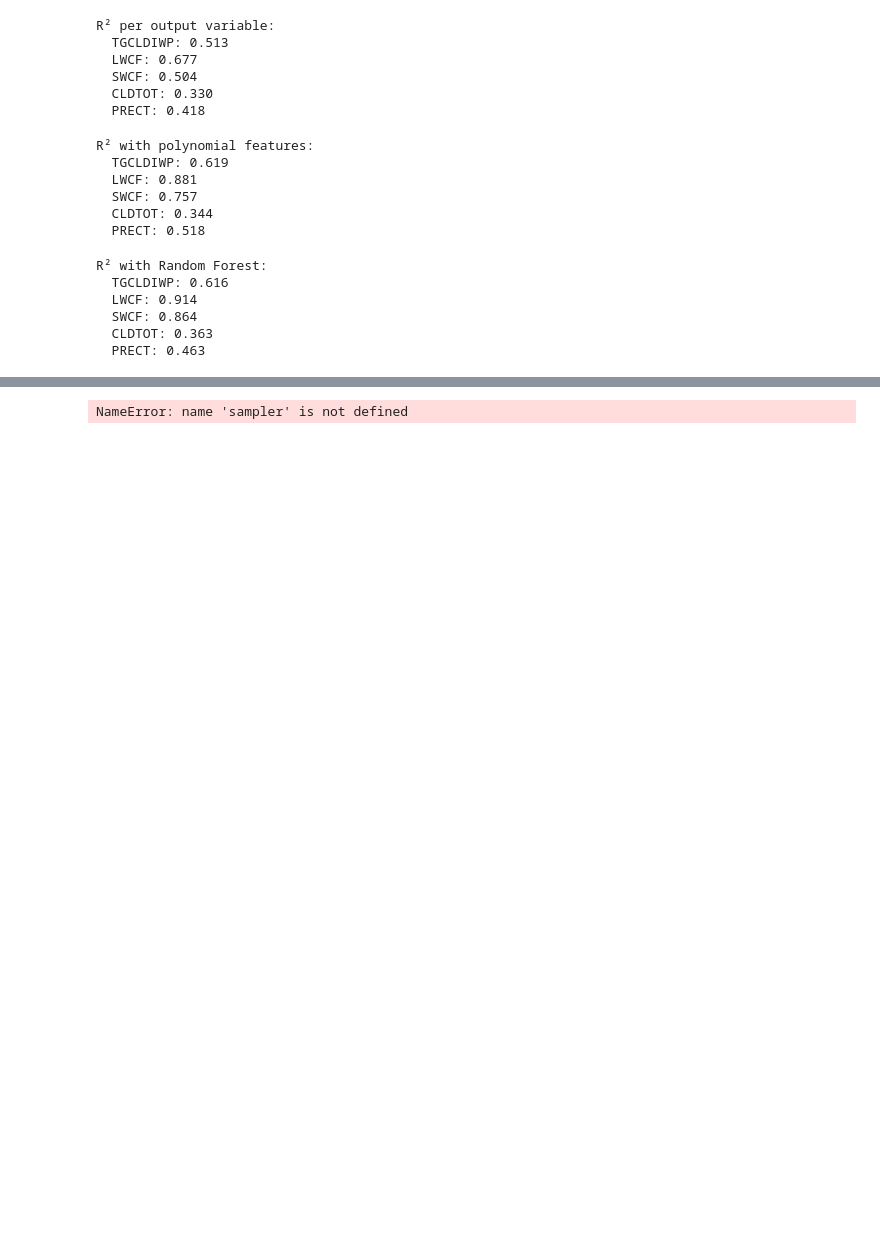
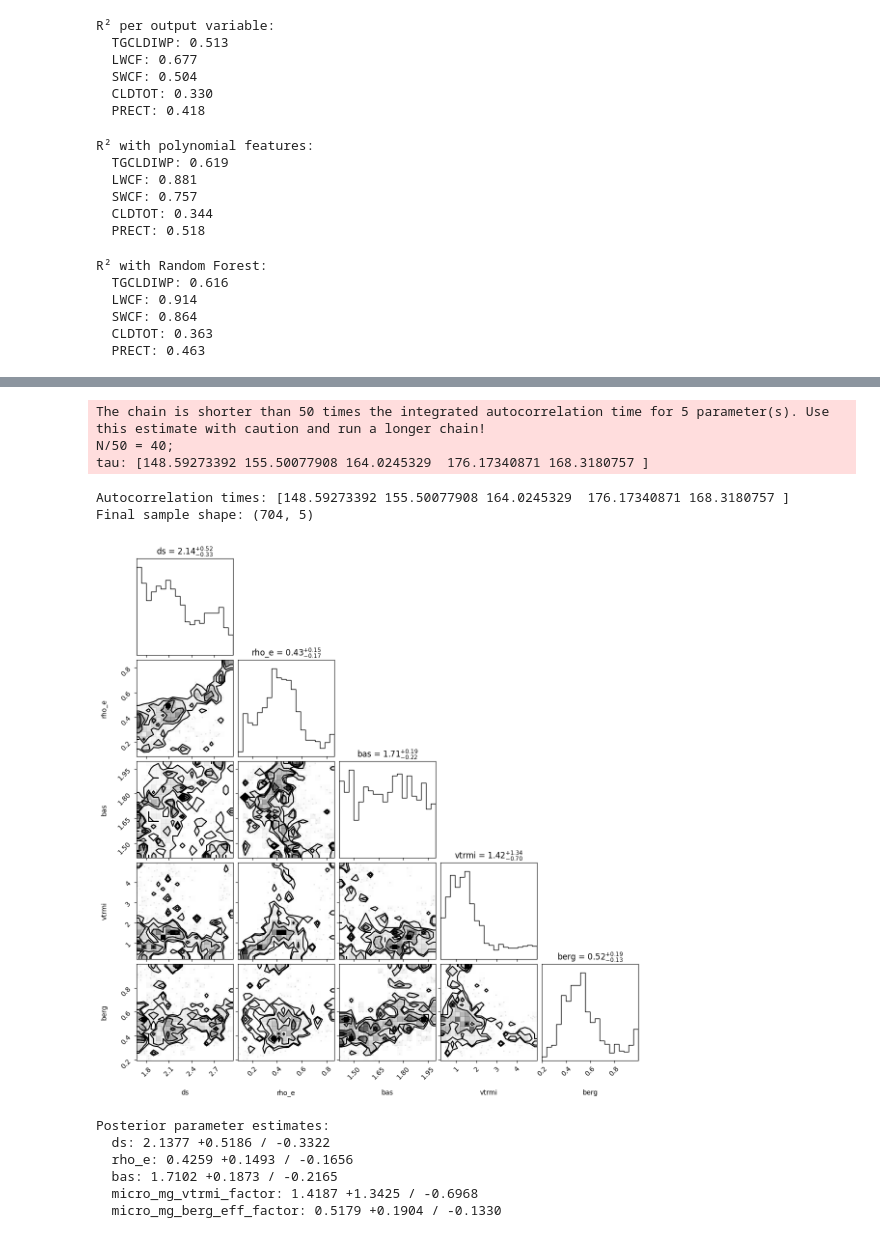
Before and after one commit to josephko91/latent-bayes, a Jupyter notebook: model.ipynb, the cells around one changed output, grey strips where cells are left out. Saved outputs shown, nothing was run; the diff lists cells and outputs as text; code cells hidden in the pictures; blank space fills up the shorter version.

```diff
--- a/model.ipynb
+++ b/model.ipynb
@@ -197,14 +234,19 @@ TypeError: log_likelihood() missing 1 required positional argument: 'yerr_obs'
 # %%
-nwalkers = 32
-ndim = 3    # number of unknowns (m, b, log_f)
+nwalkers = 32   # number of walkers exploring simultaneously
+ndim = 5        # number of unknown parameters
 
-# tiny random scatter around the best params
-# 1e-4 means a very small nudge so walkers start slightly different from each other
+# scatter 32 walkers in a tiny cluster around the best starting point
+# 1e-4 is a very small nudge so each walker starts slightly differently
 pos = best_params + 1e-4 * np.random.randn(nwalkers, ndim)
 # %%
+# create the sampler
 sampler = emcee.EnsembleSampler(
-    nwalkers, ndim, log_probability, args=(x, y, yerr)
+    nwalkers,
+    ndim,
+    log_probability,
+    args=(rf_emulator, y_obs, yerr_obs)
 )
 
-sampler.run_mcmc(pos, 150, progress=True)
+# run it - 2000 steps per walker
+sampler.run_mcmc(pos, 2000, progress=True)
 # %% [output]
@@ -228,7 +270,18 @@ State([[ 0.43828517  1.2389242  -0.01113466]
 # %%
-tau = sampler.get_autocorr_time()
+# check autocorrelation time - how many steps before walkers "forget" their start
+tau = sampler.get_autocorr_time(quiet=True)
 print("Autocorrelation times:", tau)
-burnin = int(2 * np.max(tau))
-thin = int(0.5 * np.min(tau))
+
+burnin = int(2 * np.max(tau))    # discard early steps before walkers settled
+thin = int(0.5 * np.min(tau))    # keep only every nth sample for independence
+
+# extract clean, independent samples
+flat_samples = sampler.get_chain(discard=burnin, thin=thin, flat=True)
+print("Final sample shape:", flat_samples.shape)
+# e.g. (8000, 5) - 8000 independent samples, each with 5 parameter values
 # %% [output]
-NameError: name 'sampler' is not defined
+The chain is shorter than 50 times the integrated autocorrelation time for 5 parameter(s). Use this estimate with caution and run a longer chain!
+N/50 = 40;
+tau: [148.59273392 155.50077908 164.0245329  176.17340871 168.3180757 ]
+Autocorrelation times: [148.59273392 155.50077908 164.0245329  176.17340871 168.3180757 ]
+Final sample shape: (704, 5)
@@ -238,9 +288,27 @@ print("Sample shape:", flat_samples.shape)
 # %%
-labels = ["m", "b", "log(f)"]
-fig = corner.corner(flat_samples, labels=labels)
+param_labels = ['ds', 'rho_e', 'bas', 'vtrmi', 'berg']
+
+fig = corner.corner(
+    flat_samples,
+    labels=param_labels,
+    show_titles=True,        # shows median ± uncertainty above each histogram
+    title_kwargs={"fontsize": 12}
+)
 plt.show()
+# %% [output]
+[figure, added]
 # %%
-for i in range(ndim):
+param_names = ['ds', 'rho_e', 'bas', 'micro_mg_vtrmi_factor', 'micro_mg_berg_eff_factor']
+
+print("Posterior parameter estimates:")
+for i, name in enumerate(param_names):
     mcmc = np.percentile(flat_samples[:, i], [16, 50, 84])
     q = np.diff(mcmc)
-    print(f"{labels[i]} = {mcmc[1]:.3f} +{q[1]:.3f} / -{q[0]:.3f}")
+    print(f"  {name}: {mcmc[1]:.4f} +{q[1]:.4f} / -{q[0]:.4f}")
+# %% [output]
+Posterior parameter estimates:
+  ds: 2.1377 +0.5186 / -0.3322
+  rho_e: 0.4259 +0.1493 / -0.1656
+  bas: 1.7102 +0.1873 / -0.2165
+  micro_mg_vtrmi_factor: 1.4187 +1.3425 / -0.6968
+  micro_mg_berg_eff_factor: 0.5179 +0.1904 / -0.1330
```
Also changed, not shown: parts of 6 cells of this notebook, 1 other file.
